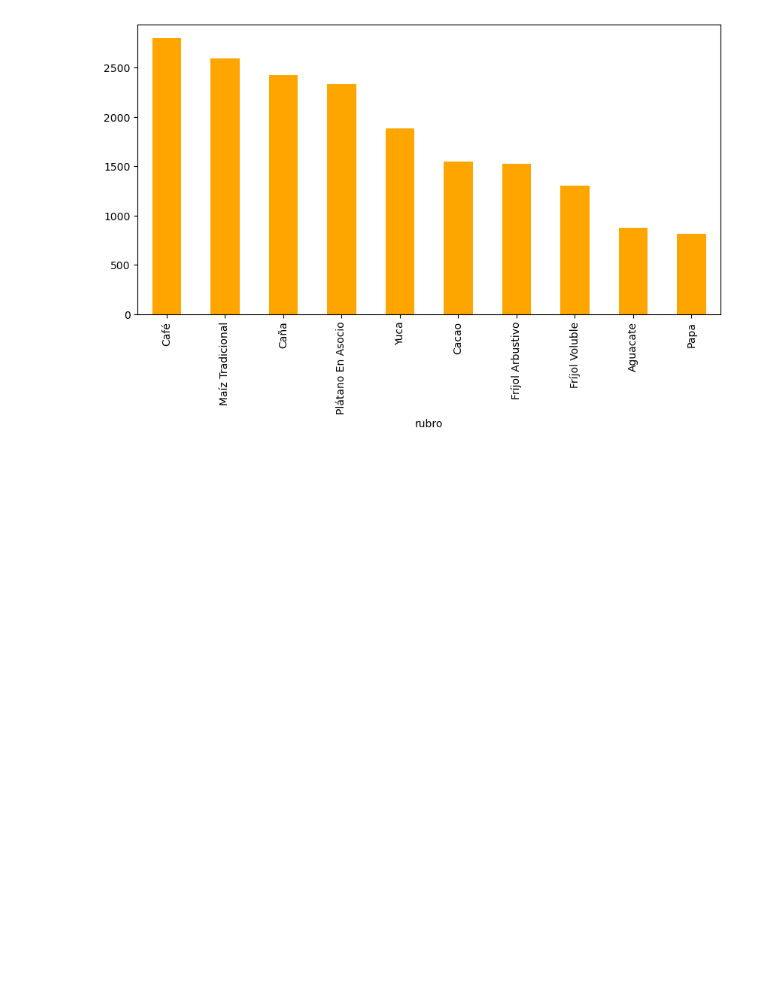
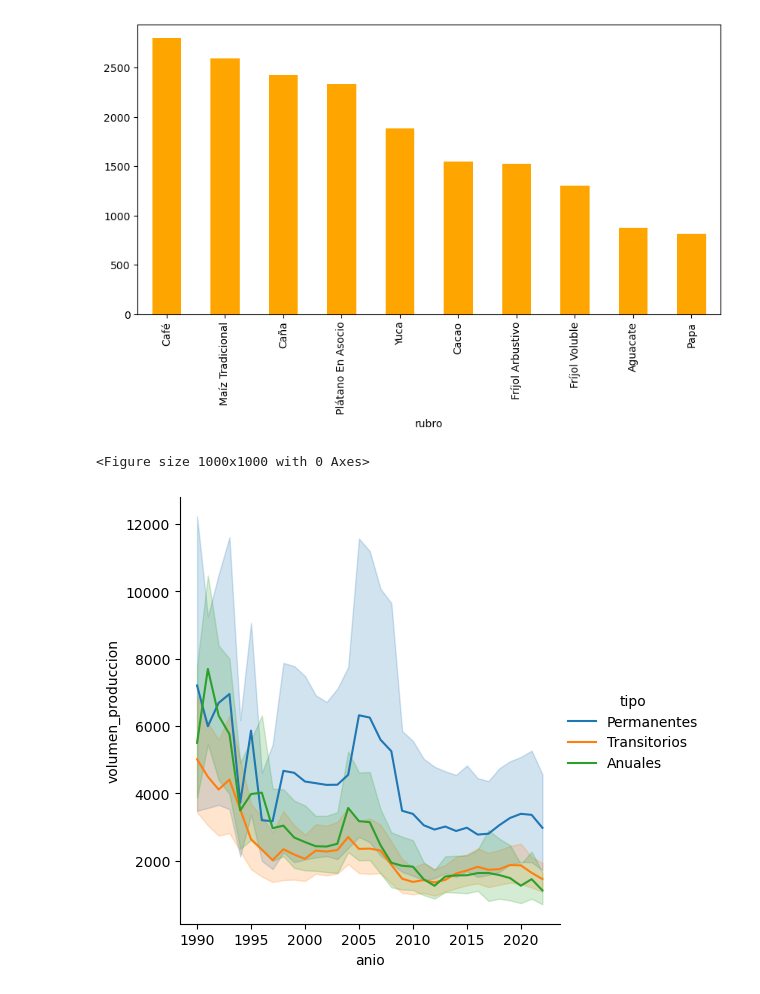
Before and after one commit to federr-gh/Produccion-agricola-datascience, a Jupyter notebook: produccion-agricola.ipynb, the cells around one changed output. Cells and saved outputs as stored; diff of their text form; code cells hidden in the pictures; blank space fills up the shorter version.

Commit message:
eda with charts

```diff
--- a/produccion-agricola.ipynb
+++ b/produccion-agricola.ipynb
@@ -125,4 +133,9 @@ plt.title('Top 10 Rubros')
 <Axes: xlabel='rubro'>
 [figure]
 # %%
-sns.
+plt.figure(figsize=(10, 10))
+sns.relplot(x='anio', y='volumen_produccion', data=df, hue='tipo', kind='line')
+plt.show()
+# %% [output]
+<Figure size 1000x1000 with 0 Axes>
+[figure, added]
```
Also changed, not shown: parts of 24 cells of this notebook, 3 other files.
